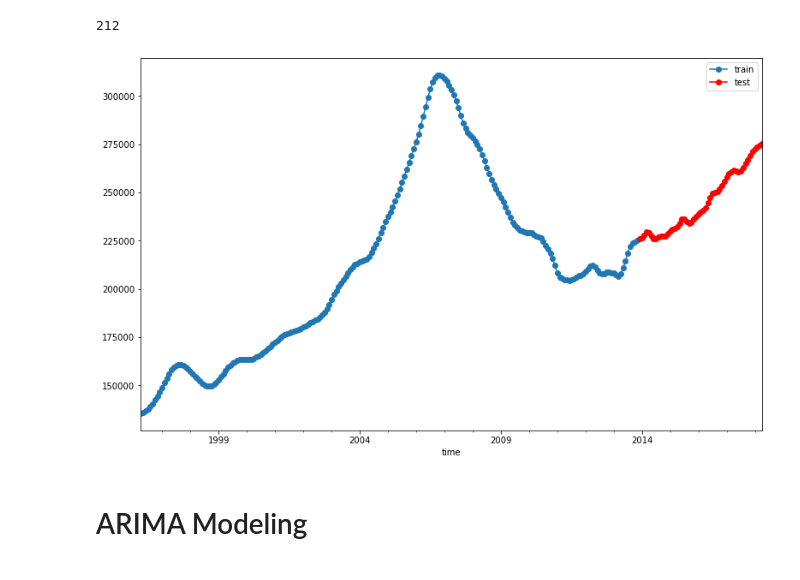
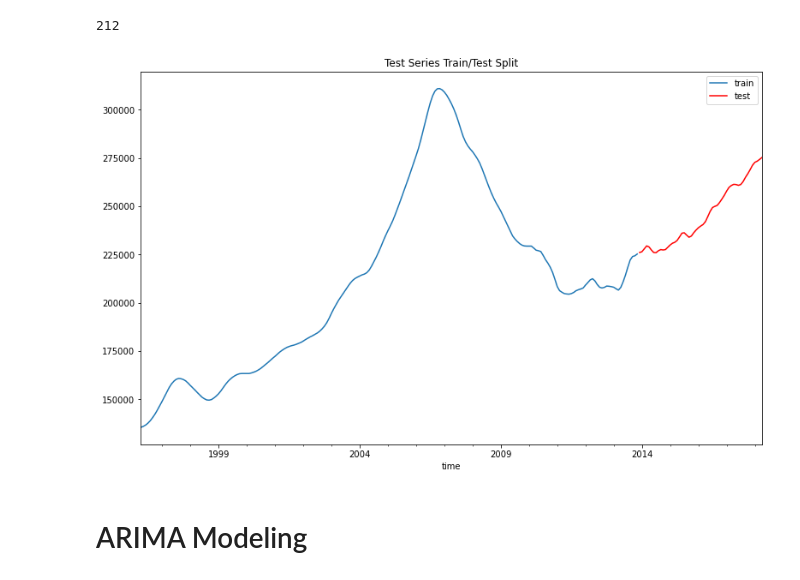
Before and after one commit to Nick-Kolowich/dsc-phase-4-project, a Jupyter notebook: time-series/Model Notebook.ipynb, the cells around one changed output. Drawn from its saved outputs; the diff is of its cells as text; code cells hidden in the pictures.

```diff
--- a/time-series/Model Notebook.ipynb
+++ b/time-series/Model Notebook.ipynb
@@ -161,8 +162,7 @@ zipcode_list = final_df.columns.tolist()
 # %% [markdown]
 # Data Preprocessing
 # %%
-test_series = final_df[32003].copy()
+test_series = final_df[test_zip].copy()
 ax = test_series.plot()
 ax.legend()
-test_series
 # %% [output]
@@ -221,12 +195,12 @@ train = test_series.iloc[:split_index]
 test = test_series.iloc[split_index:]
 # %%
 fig, ax = plt.subplots()
-kws = dict(ax=ax, marker='o')
-train.plot(**kws, label='train')
-test.plot(**kws, label='test', color='red')
-ax.legend(bbox_to_anchor=[1,1]);
+train.plot(label='train')
+test.plot(label='test', color='red')
+plt.title('Test Series Train/Test Split')
+ax.legend();
 # %% [output]
-[figure, old version]
+[figure, new version]
 # %% [markdown]
 # ARIMA Modeling
 # %%
```
Also changed, not shown: parts of 41 cells of this notebook, 7 other files.
